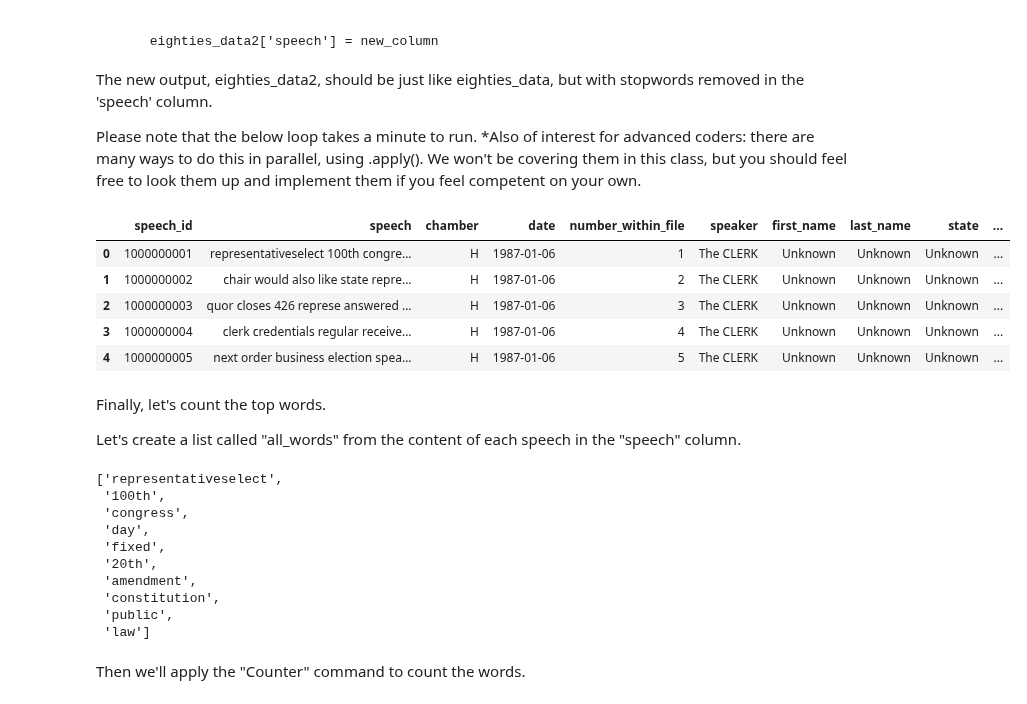
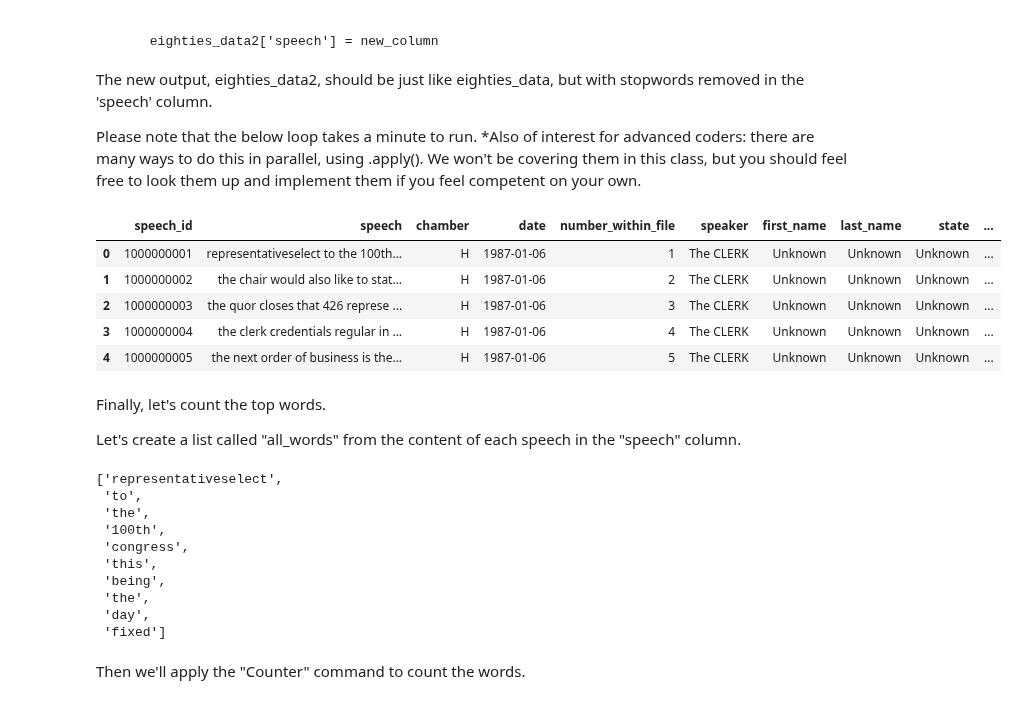
Before and after one commit to stephbuon/digital-history, a Jupyter notebook: hist3368-week5-group-by/hist3368-week5-group-by.ipynb, the cells around one changed output. Cells and saved outputs as stored; diff of their text form; code cells hidden in the pictures.

```diff
--- a/hist3368-week5-group-by/hist3368-week5-group-by.ipynb
+++ b/hist3368-week5-group-by/hist3368-week5-group-by.ipynb
@@ -855,31 +860,36 @@ The new output, eighties_data2, should be just like eighties_data, but with stop
 
 Please note that the below loop takes a minute to run.  *Also of interest for advanced coders: there are many ways to do this in parallel, using .apply(). We won't be covering them in this class, but you should feel free to look them up and implement them if you feel competent on your own.
 # %%
-eighties_data2 = eighties_data.copy()
+#eighties_data2 = eighties_data.copy()
 
-new_column = []
+#new_column = []
 
-for speech in eighties_data2['speech']:
-    speech1 = speech.split()
-    speech2 = []
-    for word in speech1:
-        if word not in stop:
-            speech2.append(word)
-    speech3 = ' '.join(speech2)
-    new_column.append(speech3)
+#for speech in eighties_data2['speech']:
+#    speech1 = speech.split()
+#    speech2 = []
+#    for word in speech1:
+#        if word not in stop:
+#            speech2.append(word)
+#    speech3 = ' '.join(speech2)
+#    new_column.append(speech3)
 
-new_column
+#new_column
 
-eighties_data2['speech'] = new_column
+#eighties_data2['speech'] = new_column
+
+
+pat = r'\b(?:{})\b'.format('|'.join(stop))
+
+eighties_data2['speech_without_stopwords'] = eighties_data2['speech'].str.replace(pat, '')
 
 eighties_data2.head()
 # %% [output]
 |  | speech_id | speech | chamber | date | number_within_file | speaker | first_name | last_name | state | ... |
-| 0 | 1000000001 | representativeselect 100th congre... | H | 1987-01-06 | 1 | The CLERK | Unknown | Unknown | Unknown | ... |
-| 1 | 1000000002 | chair would also like state repre... | H | 1987-01-06 | 2 | The CLERK | Unknown | Unknown | Unknown | ... |
-| 2 | 1000000003 | quor closes 426 represe answered ... | H | 1987-01-06 | 3 | The CLERK | Unknown | Unknown | Unknown | ... |
-| 3 | 1000000004 | clerk credentials regular receive... | H | 1987-01-06 | 4 | The CLERK | Unknown | Unknown | Unknown | ... |
-| 4 | 1000000005 | next order business election spea... | H | 1987-01-06 | 5 | The CLERK | Unknown | Unknown | Unknown | ... |
+| 0 | 1000000001 | representativeselect to the 100th... | H | 1987-01-06 | 1 | The CLERK | Unknown | Unknown | Unknown | ... |
+| 1 | 1000000002 | the chair would also like to stat... | H | 1987-01-06 | 2 | The CLERK | Unknown | Unknown | Unknown | ... |
+| 2 | 1000000003 | the quor closes that 426 represe ... | H | 1987-01-06 | 3 | The CLERK | Unknown | Unknown | Unknown | ... |
+| 3 | 1000000004 | the clerk credentials regular in ... | H | 1987-01-06 | 4 | The CLERK | Unknown | Unknown | Unknown | ... |
+| 4 | 1000000005 | the next order of business is the... | H | 1987-01-06 | 5 | The CLERK | Unknown | Unknown | Unknown | ... |
 # %% [markdown]
 Finally, let's count the top words.
 
@@ -895,15 +905,15 @@ for speech in eighties_data2['speech']:
 eighties_words[:10]
 # %% [output]
 ['representativeselect',
+ 'to',
+ 'the',
  '100th',
  'congress',
+ 'this',
+ 'being',
+ 'the',
  'day',
- 'fixed',
- '20th',
- 'amendment',
- 'constitution',
- 'public',
- 'law']
+ 'fixed']
 # %% [markdown]
 Then we'll apply the "Counter" command to count the words.
 # %%
```
Also changed, not shown: parts of 17 cells of this notebook.
